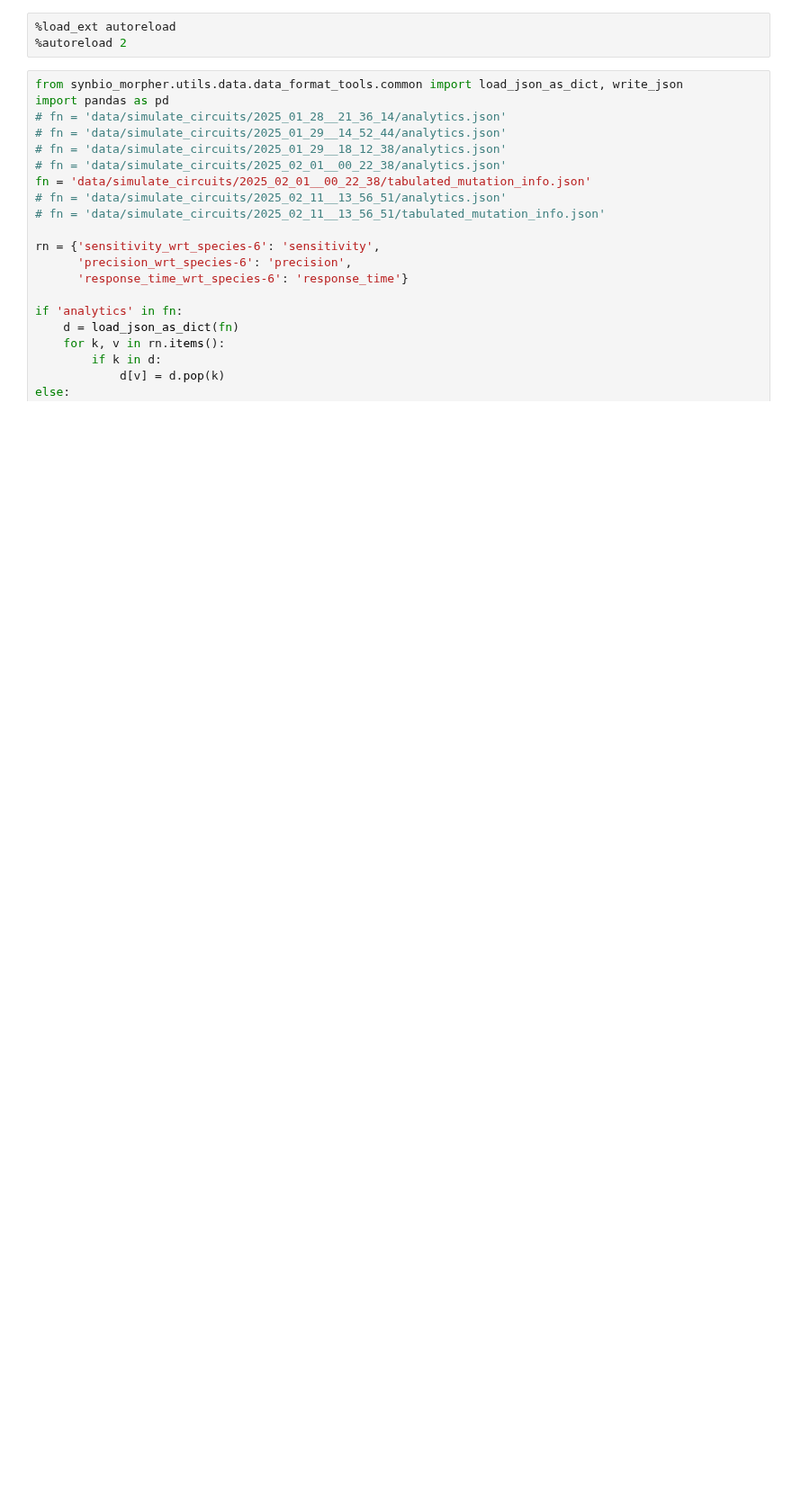
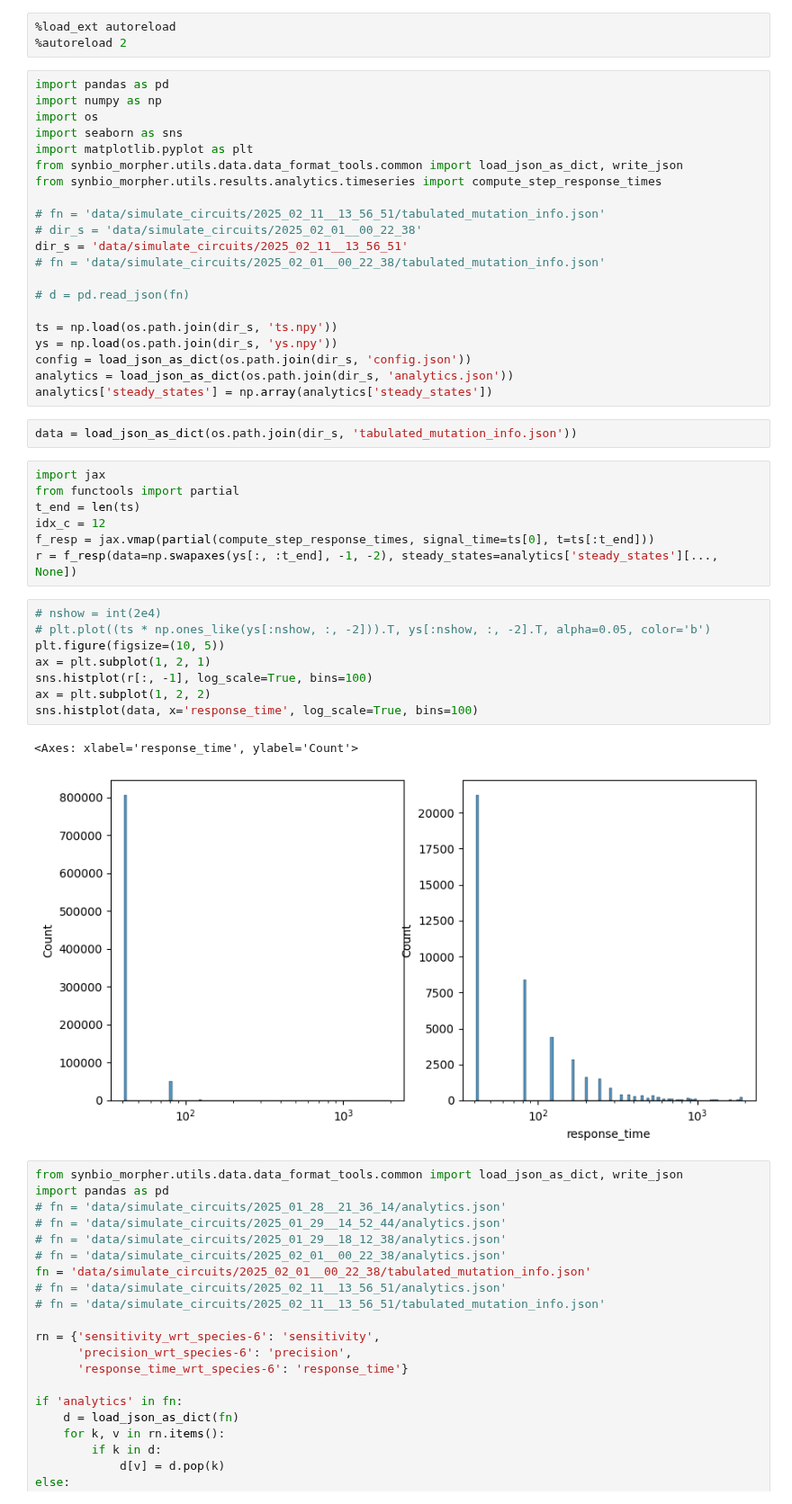
Before and after one commit to olive004/EvoScaper, a Jupyter notebook: notebooks/scrappy.ipynb, the cells around one changed output. Shown at 90% size. Saved outputs shown, nothing was run; the diff lists cells and outputs as text; blank space fills up the shorter version.

```diff
--- a/notebooks/scrappy.ipynb
+++ b/notebooks/scrappy.ipynb
@@ -1,6 +1,47 @@
 # %%
 %load_ext autoreload
 %autoreload 2
+# %%
+import pandas as pd
+import numpy as np
+import os
+import seaborn as sns
+import matplotlib.pyplot as plt
+from synbio_morpher.utils.data.data_format_tools.common import load_json_as_dict, write_json
+from synbio_morpher.utils.results.analytics.timeseries import compute_step_response_times
+
+# fn = 'data/simulate_circuits/2025_02_11__13_56_51/tabulated_mutation_info.json'
+# dir_s = 'data/simulate_circuits/2025_02_01__00_22_38'
+dir_s = 'data/simulate_circuits/2025_02_11__13_56_51'
+# fn = 'data/simulate_circuits/2025_02_01__00_22_38/tabulated_mutation_info.json'
+
+# d = pd.read_json(fn)
+
+ts = np.load(os.path.join(dir_s, 'ts.npy'))
+ys = np.load(os.path.join(dir_s, 'ys.npy'))
+config = load_json_as_dict(os.path.join(dir_s, 'config.json'))
+analytics = load_json_as_dict(os.path.join(dir_s, 'analytics.json'))
+analytics['steady_states'] = np.array(analytics['steady_states'])
+# %%
+data = load_json_as_dict(os.path.join(dir_s, 'tabulated_mutation_info.json'))
+# %%
+import jax
+from functools import partial
+t_end = len(ts)
+idx_c = 12
+f_resp = jax.vmap(partial(compute_step_response_times, signal_time=ts[0], t=ts[:t_end]))
+r = f_resp(data=np.swapaxes(ys[:, :t_end], -1, -2), steady_states=analytics['steady_states'][..., None])
+# %%
+# nshow = int(2e4)
+# plt.plot((ts * np.ones_like(ys[:nshow, :, -2])).T, ys[:nshow, :, -2].T, alpha=0.05, color='b')
+plt.figure(figsize=(10, 5))
+ax = plt.subplot(1, 2, 1)
+sns.histplot(r[:, -1], log_scale=True, bins=100)
+ax = plt.subplot(1, 2, 2)
+sns.histplot(data, x='response_time', log_scale=True, bins=100)
+# %% [output]
+<Axes: xlabel='response_time', ylabel='Count'>
+[figure, added]
 # %%
 from synbio_morpher.utils.data.data_format_tools.common import load_json_as_dict, write_json
 import pandas as pd
```
